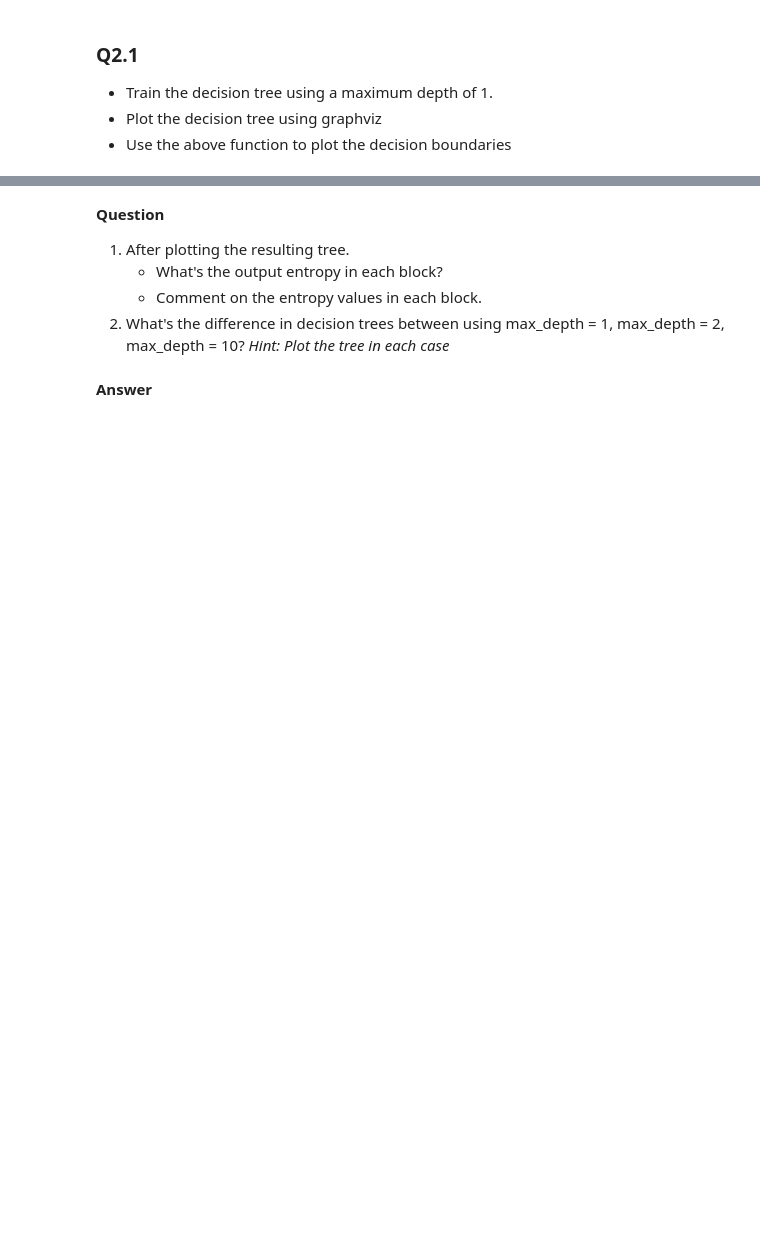
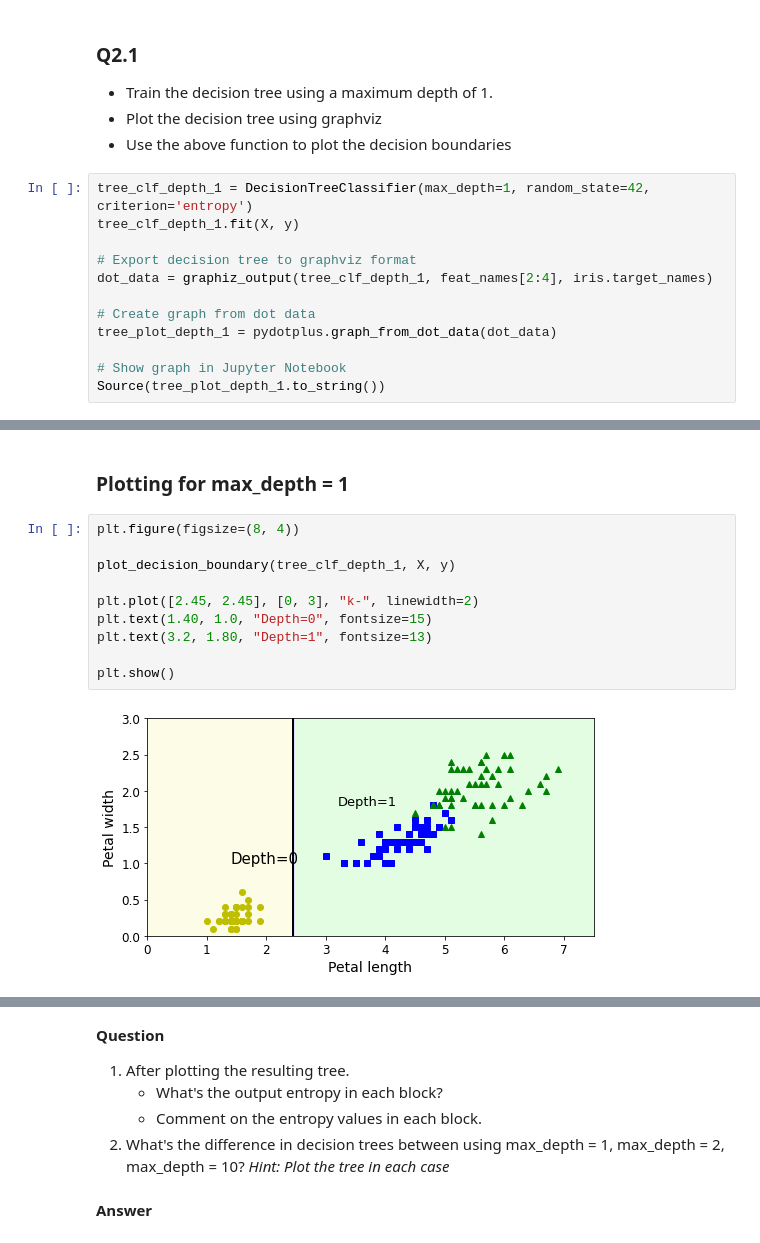
Before and after one commit to 1brahimmohamed/AI-in-Medical-Fields, a Jupyter notebook: Assignment 4/Ibrahim_Mohamed_A4_DT.ipynb, the cells around one changed output, grey strips where cells are left out. Drawn from its saved outputs; the diff is of its cells as text; blank space fills up the shorter version.

```diff
--- a/Assignment 4/Ibrahim_Mohamed_A4_DT.ipynb
+++ b/Assignment 4/Ibrahim_Mohamed_A4_DT.ipynb
@@ -95,3 +127,15 @@ plt.show()
 - Train the decision tree using a maximum depth of 1.
 - Plot the decision tree using graphviz
 - Use the above function to plot the decision boundaries
+# %%
+tree_clf_depth_1 = DecisionTreeClassifier(max_depth=1, random_state=42, criterion='entropy')
+tree_clf_depth_1.fit(X, y)
+
+# Export decision tree to graphviz format
+dot_data = graphiz_output(tree_clf_depth_1, feat_names[2:4], iris.target_names)
+
+# Create graph from dot data
+tree_plot_depth_1 = pydotplus.graph_from_dot_data(dot_data)
+
+# Show graph in Jupyter Notebook
+Source(tree_plot_depth_1.to_string())
@@ -97,0 +144,14 @@ plt.show()
+# %% [markdown]
+### Plotting for max_depth = 1
+# %%
+plt.figure(figsize=(8, 4))
+
+plot_decision_boundary(tree_clf_depth_1, X, y)
+
+plt.plot([2.45, 2.45], [0, 3], "k-", linewidth=2)
+plt.text(1.40, 1.0, "Depth=0", fontsize=15)
+plt.text(3.2, 1.80, "Depth=1", fontsize=13)
+
+plt.show()
+# %% [output]
+[figure, added]
```
Also changed, not shown: parts of 35 cells of this notebook, 1 other file.
